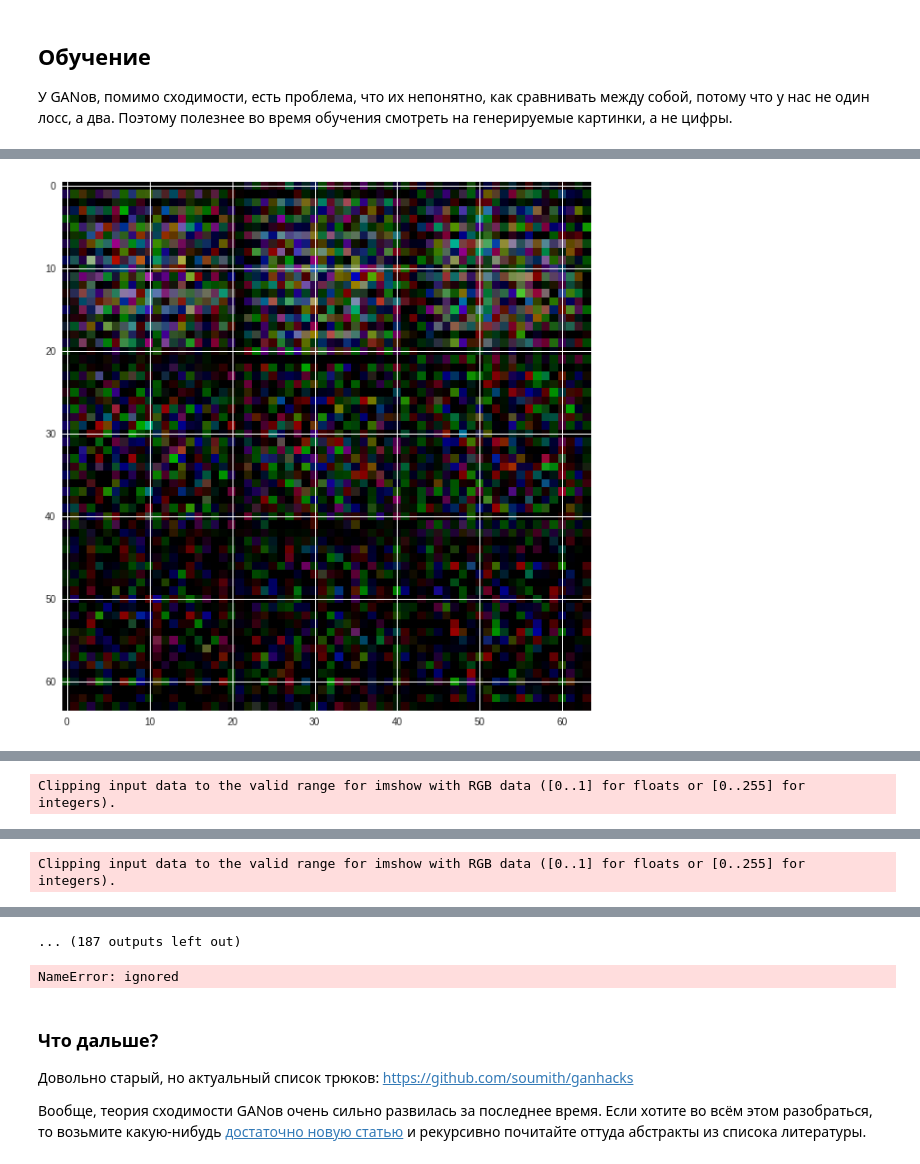
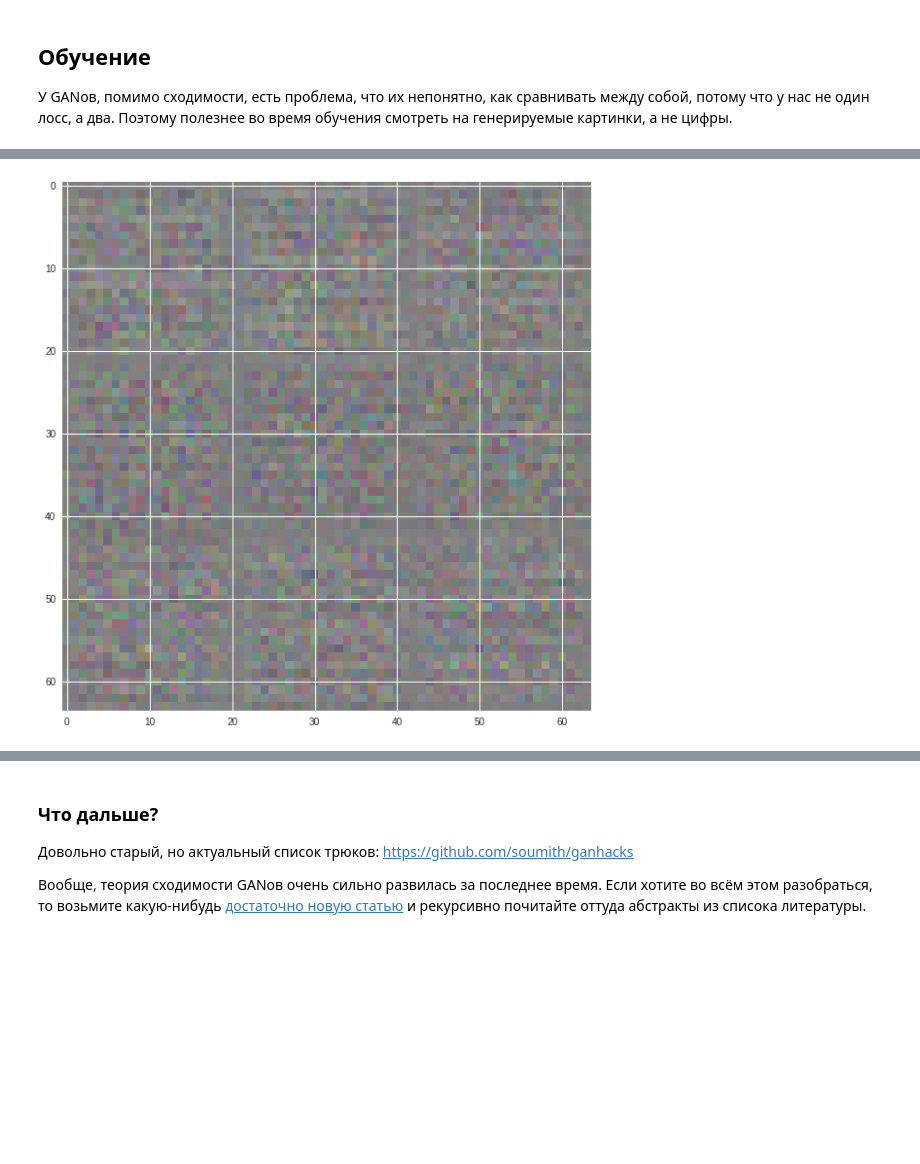
Before and after one commit to Neafiol/Tinkoff, a Jupyter notebook: GAN/gans.ipynb, the cells around one changed output, grey strips where cells are left out. Cells and saved outputs as stored; diff of their text form; code cells hidden in the pictures; blank space fills up the shorter version.

```diff
--- a/GAN/gans.ipynb
+++ b/GAN/gans.ipynb
@@ -139,7 +139,7 @@ G = nn.Sequential(
 
     # (base_size) x 32 x 32
     nn.ConvTranspose2d(base_size, num_channels, 4, 2, 1, bias=False),
-    nn.Tanh()
+    nn.Sigmoid()
     # (num_channels) x 64 x 64
 ).to(device)
 # %%
@@ -227,15 +226,15 @@ def to_numpy_image(img):
 fixed_noise=torch.randn(1, latent_size, 1, 1).to(device)
 batch_size =64
 
-num_epochs = 5
-learning_rate = 1e-3
+num_epochs = 36
+learning_rate = 2e-4
 
 img_list = []
 G_losses = []
 D_losses = []
 
-optimizerD = optim.Adam(D.parameters(), lr=learning_rate)
-optimizerG = optim.Adam(G.parameters(), lr=learning_rate)
+optimizerD = optim.Adam(D.parameters(), lr=learning_rate,betas=(0.5, 0.999))
+optimizerG = optim.Adam(G.parameters(), lr=learning_rate,betas=(0.5, 0.999))
 
 criterion = nn.BCELoss()
 i=0
@@ -243,13 +242,10 @@ for epoch in range(num_epochs):
     for (data, _) in loader:
       try:
 
-        # (1) Update D network: maximize log(D(x)) + log(1 - D(G(z)))
-
         # train with real
-        batch_size-data.shape[0]
+        batch_size=data.shape[0]
         data=data.to(device)
         D.zero_grad()
-#         real_cpu = data[0].to(device)
 
 
         label = torch.full((batch_size,), 1, device=device)
@@ -269,10 +265,9 @@ for epoch in range(num_epochs):
         D_loss = D_loss1 + D_loss2
         optimizerD.step()
 
-        # (2) Update G network: maximize log(D(G(z)))
 
         G.zero_grad()
-        label.fill_(1)  # fake labels are real for generator cost
+        label.fill_(1)
         output = D(fake_photo)
         G_loss = criterion(output, label)
         G_loss.backward()
@@ -305 +299 @@ Clipping input data to the valid range for imshow with RGB data ([0..1] for floa
-[figure, old version]
+[figure, new version]
@@ -317 +299,0 @@ Clipping input data to the valid range for imshow with RGB data ([0..1] for floa
-Clipping input data to the valid range for imshow with RGB data ([0..1] for floats or [0..255] for integers).
@@ -333 +299,0 @@ Clipping input data to the valid range for imshow with RGB data ([0..1] for floa
-Clipping input data to the valid range for imshow with RGB data ([0..1] for floats or [0..255] for integers).
@@ -349 +299,0 @@ Clipping input data to the valid range for imshow with RGB data ([0..1] for floa
-... (187 outputs left out)
@@ -352,8 +305,6 @@ img_pred = to_numpy_image(img_list[0])
     # теперь это numpy-евский ndarray размера (128, 128, 3)
 plt.figure(figsize=(10,10))
 plt.imshow(img_pred)
-# %% [output]
-NameError: ignored
 # %%
 plt.figure(figsize=(10,5))
 plt.plot(G_losses, label="G")
```
Also changed, not shown: parts of 4 cells of this notebook.
